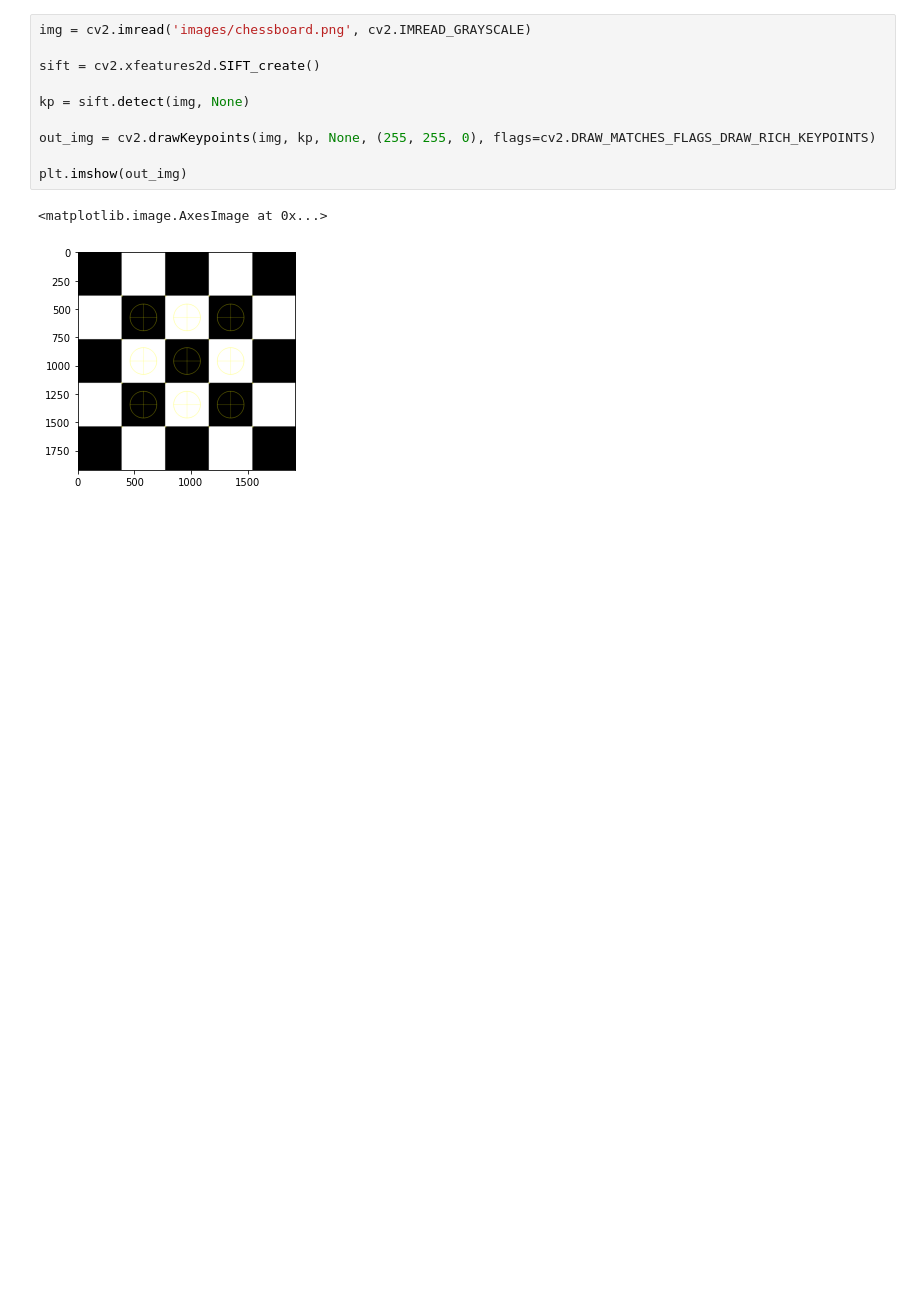
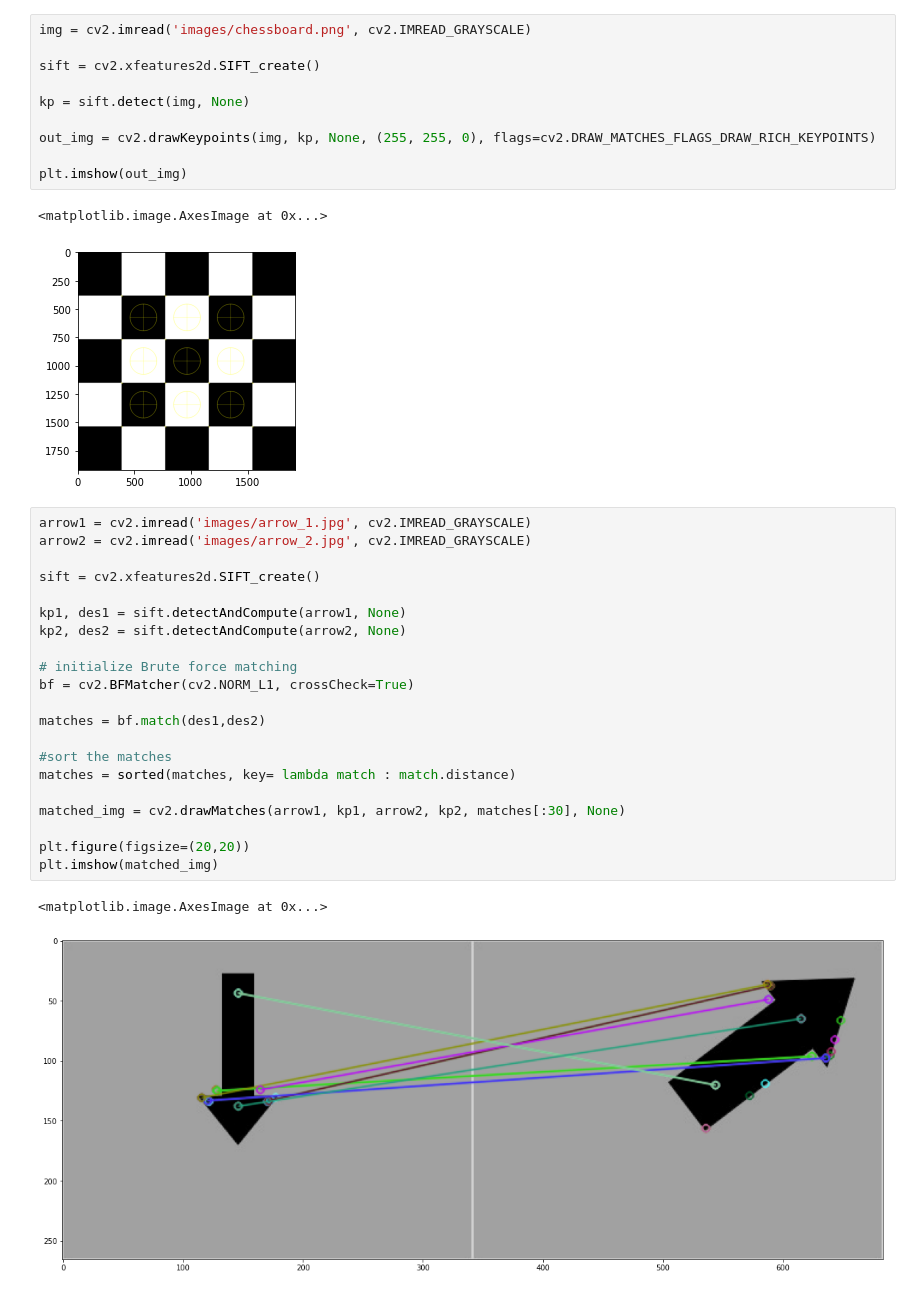
Before and after one commit to ovejorgensen/feature-point-detection, a Jupyter notebook: feature_detection.ipynb, the cells around one changed output. Saved outputs shown, nothing was run; the diff lists cells and outputs as text; blank space fills up the shorter version.

Commit message:
Using SIFT to compare features in two images

```diff
--- a/feature_detection.ipynb
+++ b/feature_detection.ipynb
@@ -47,3 +47,27 @@ plt.imshow(out_img)
 # %% [output]
 <matplotlib.image.AxesImage at 0x...>
 [figure]
+# %%
+arrow1 = cv2.imread('images/arrow_1.jpg', cv2.IMREAD_GRAYSCALE)
+arrow2 = cv2.imread('images/arrow_2.jpg', cv2.IMREAD_GRAYSCALE)
+
+sift = cv2.xfeatures2d.SIFT_create()
+
+kp1, des1 = sift.detectAndCompute(arrow1, None)
+kp2, des2 = sift.detectAndCompute(arrow2, None)
+
+# initialize Brute force matching
+bf = cv2.BFMatcher(cv2.NORM_L1, crossCheck=True)
+
+matches = bf.match(des1,des2)
+
+#sort the matches
+matches = sorted(matches, key= lambda match : match.distance)
+
+matched_img = cv2.drawMatches(arrow1, kp1, arrow2, kp2, matches[:30], None)
+
+plt.figure(figsize=(20,20))
+plt.imshow(matched_img)
+# %% [output]
+<matplotlib.image.AxesImage at 0x...>
+[figure, added]
```
